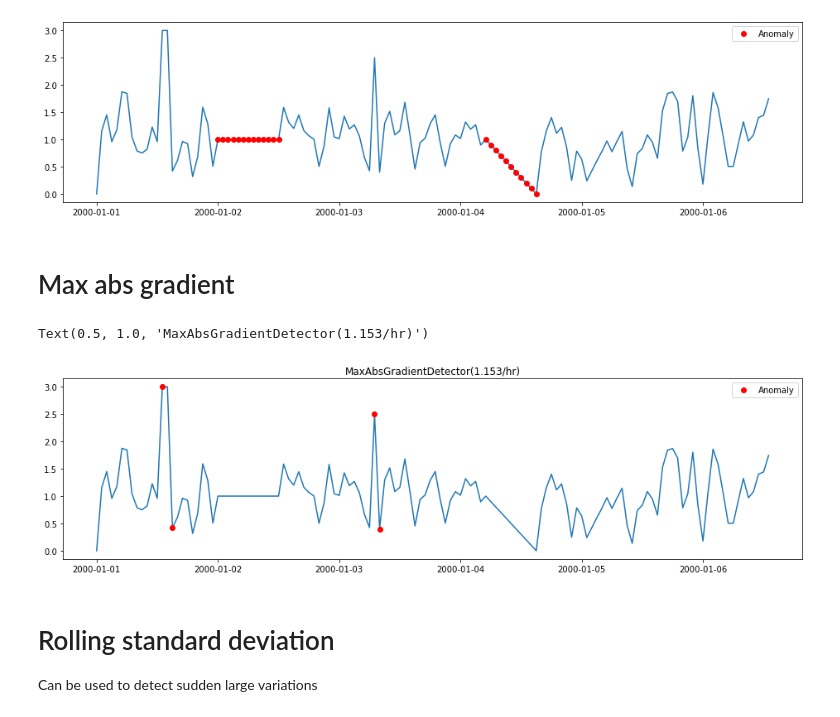
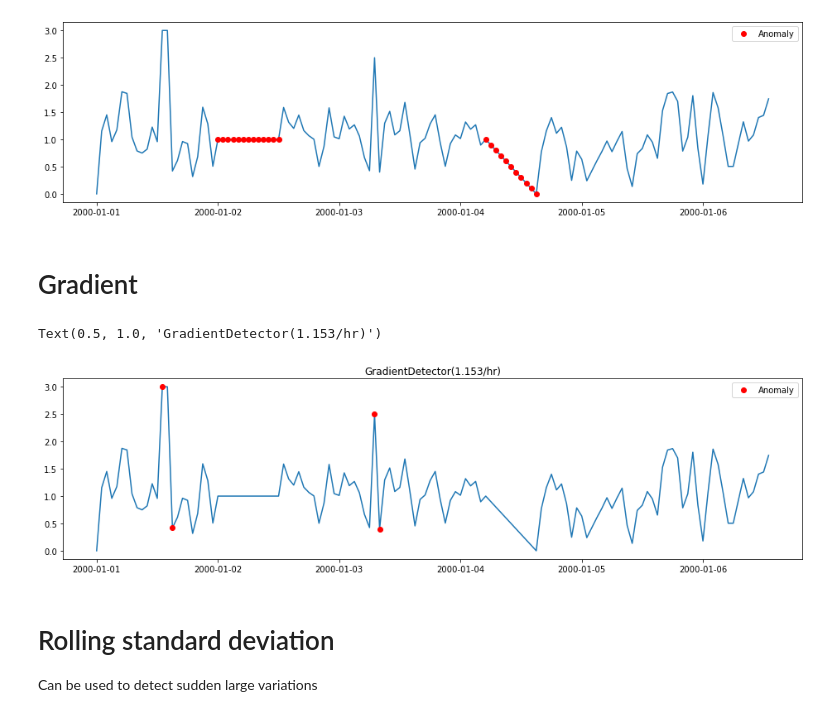
Before and after one commit to DHI/tsod, a Jupyter notebook: notebooks/Getting started.ipynb, the cells around one changed output. Drawn from its saved outputs; the diff is of its cells as text; code cells hidden in the pictures.

```diff
--- a/notebooks/Getting started.ipynb
+++ b/notebooks/Getting started.ipynb
@@ -127,23 +127,22 @@ plt.legend()
 # %% [output]
 <matplotlib.legend.Legend at 0x...>
 [figure]
-# %% [markdown]
-# Max abs gradient
+# %% [markdown]
+# Gradient
 # %%
-
-magd = tsod.MaxAbsGradientDetector()
+magd = tsod.GradientDetector()
 
 magd.fit(series[0:10])
 
 res = magd.detect(series)
 plt.figure(figsize=(16,4))
 plt.plot(series)
 plt.plot(series[res], 'ro',label='Anomaly')
 plt.legend()
 plt.title(magd)
 # %% [output]
-Text(0.5, 1.0, 'MaxAbsGradientDetector(1.153/hr)')
+Text(0.5, 1.0, 'GradientDetector(1.153/hr)')
-[figure, old version]
+[figure, new version]
 # %% [markdown]
 # Rolling standard deviation
 
```
Also changed, not shown: parts of 5 cells of this notebook, 6 other files.
